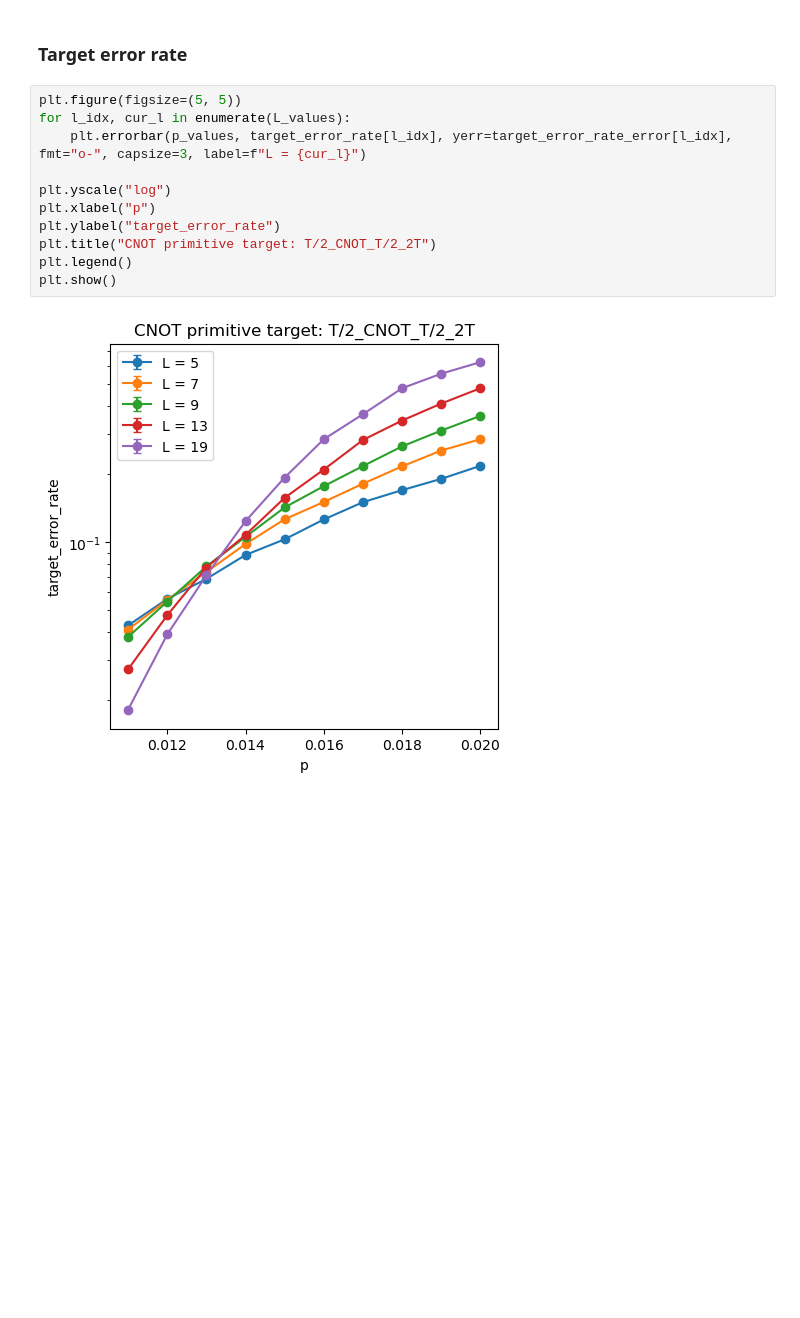
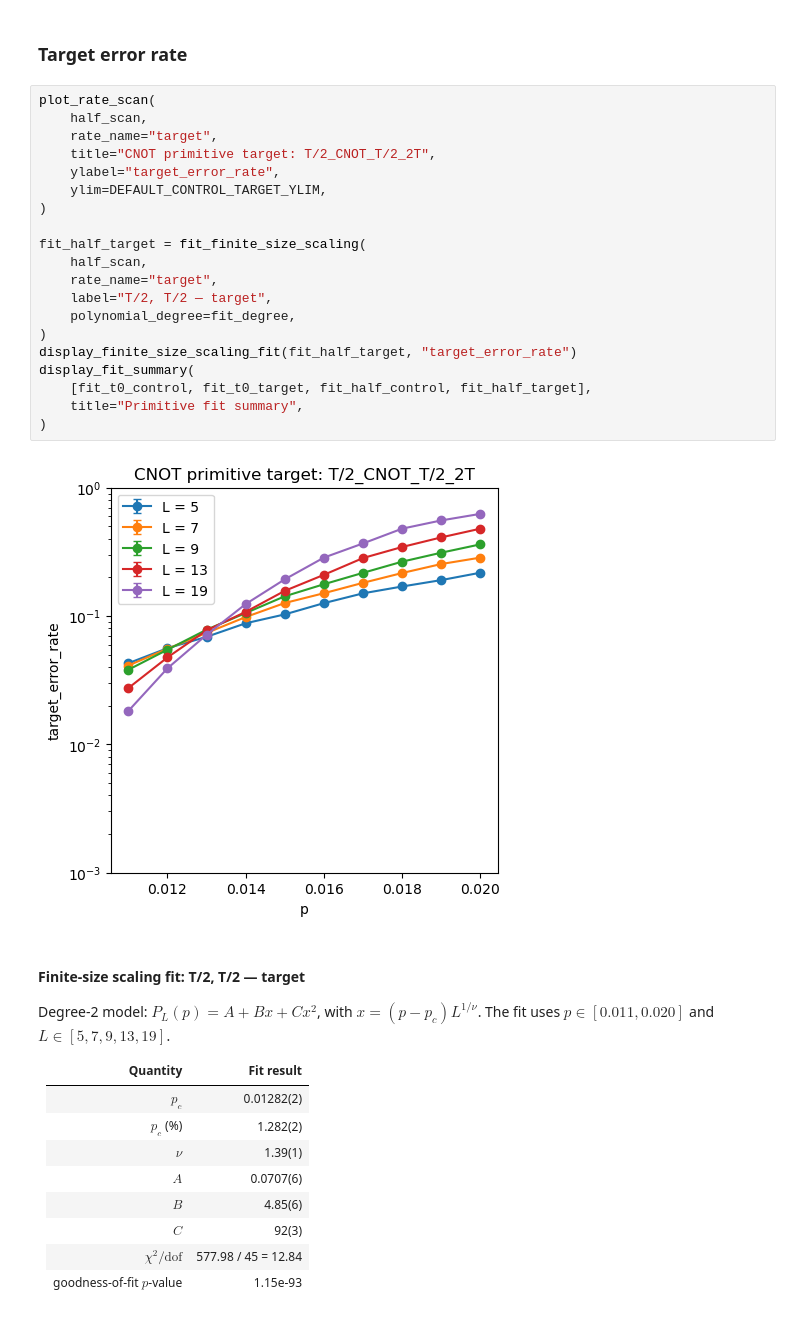
Before and after one commit to njvincent/mp-decoder, a Jupyter notebook: notebooks/cnot_primitive_analysis.ipynb, the cells around one changed output. Drawn from its saved outputs; the diff is of its cells as text; blank space fills up the shorter version.

Commit message:
Abstracted repetitive code to analysis_utils; added scaling model fitting

```diff
--- a/notebooks/cnot_primitive_analysis.ipynb
+++ b/notebooks/cnot_primitive_analysis.ipynb
@@ -310,15 +199,38 @@ plt.show()
 # %% [markdown]
 ### Target error rate
 # %%
-plt.figure(figsize=(5, 5))
-for l_idx, cur_l in enumerate(L_values):
-    plt.errorbar(p_values, target_error_rate[l_idx], yerr=target_error_rate_error[l_idx], fmt="o-", capsize=3, label=f"L = {cur_l}")
+plot_rate_scan(
+    half_scan,
+    rate_name="target",
+    title="CNOT primitive target: T/2_CNOT_T/2_2T",
+    ylabel="target_error_rate",
+    ylim=DEFAULT_CONTROL_TARGET_YLIM,
+)
 
-plt.yscale("log")
-plt.xlabel("p")
-plt.ylabel("target_error_rate")
-plt.title("CNOT primitive target: T/2_CNOT_T/2_2T")
-plt.legend()
-plt.show()
+fit_half_target = fit_finite_size_scaling(
+    half_scan,
+    rate_name="target",
+    label="T/2, T/2 — target",
+    polynomial_degree=fit_degree,
+)
+display_finite_size_scaling_fit(fit_half_target, "target_error_rate")
+display_fit_summary(
+    [fit_t0_control, fit_t0_target, fit_half_control, fit_half_target],
+    title="Primitive fit summary",
+)
 # %% [output]
-[figure, old version]
+[figure, new version]
+#### Finite-size scaling fit: T/2, T/2 — target
+
+Degree-2 model: $P_L(p)=A+Bx+Cx^{2}$, with $x=(p-p_c)L^{1/\nu}$. The fit uses $p \in [0.011, 0.020]$ and $L \in [5, 7, 9, 13, 19]$.
+
+| Quantity | Fit result |
+|---|---:|
+| $p_c$ | 0.01282(2) |
+| $p_c$ (%) | 1.282(2) |
+| $\nu$ | 1.39(1) |
+| $A$ | 0.0707(6) |
+| $B$ | 4.85(6) |
+| $C$ | 92(3) |
+| $\chi^2 / \mathrm{dof}$ | 577.98 / 45 = 12.84 |
+| goodness-of-fit $p$-value | 1.15e-93 |
```
Also changed, not shown: parts of 8 cells of this notebook, 5 other files.
